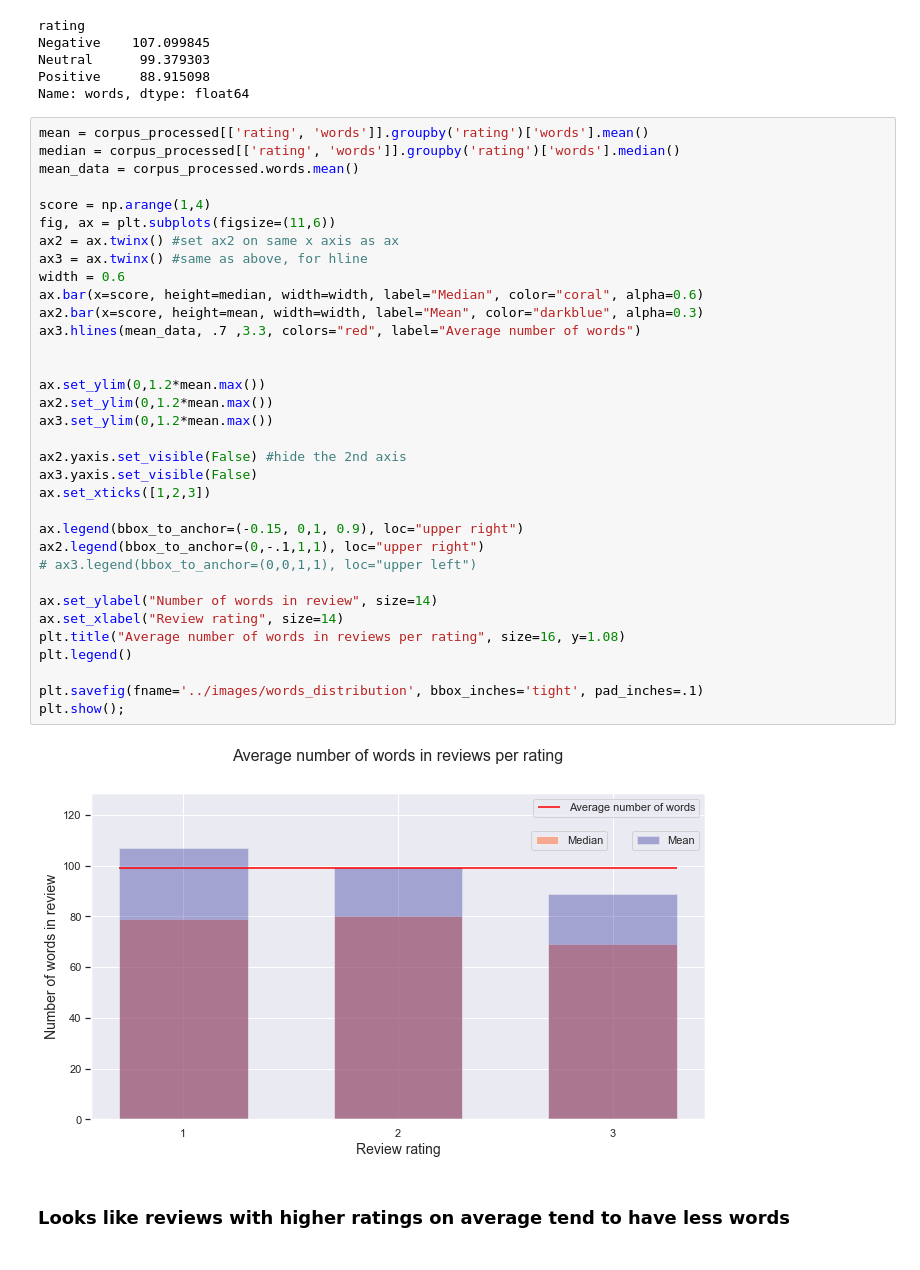
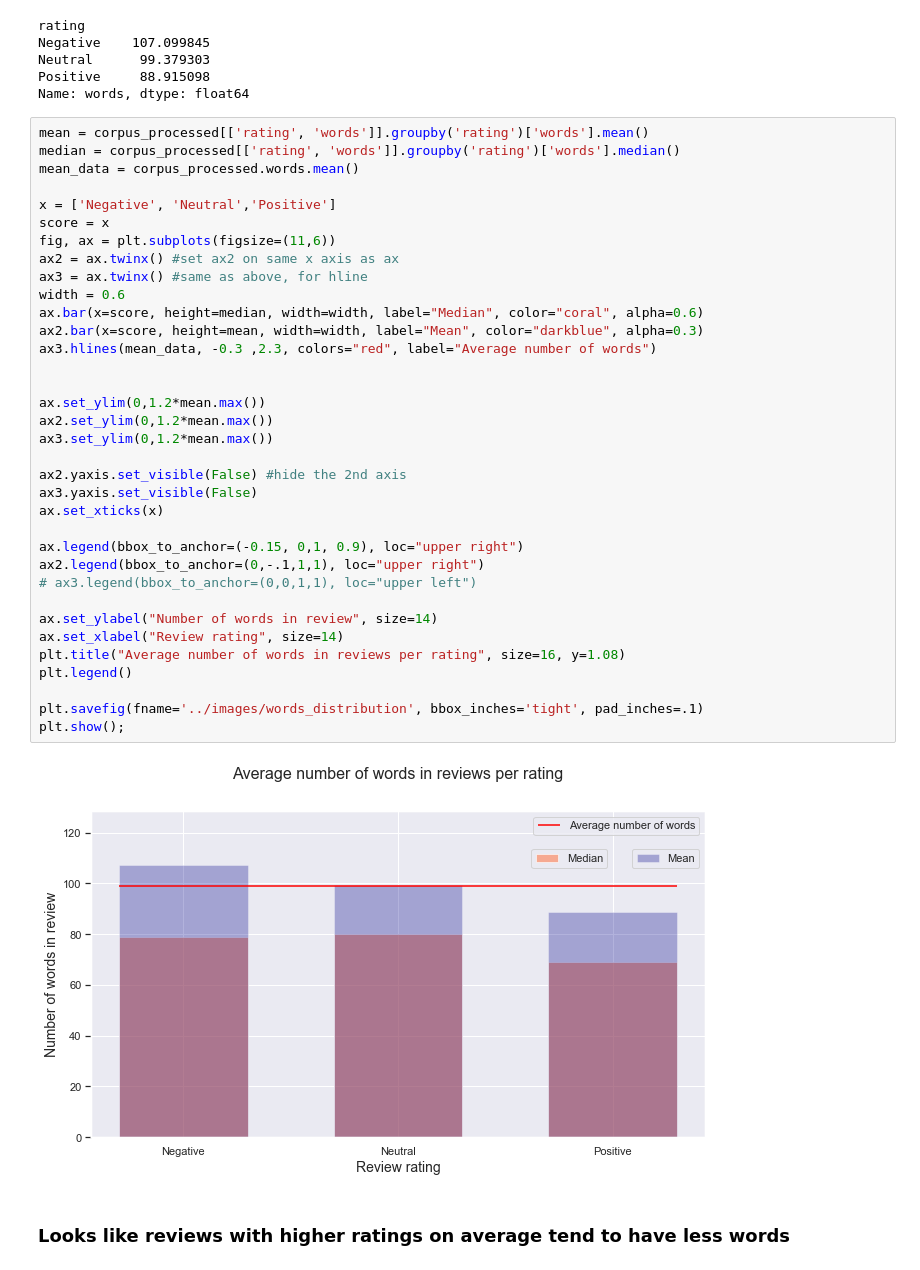
Before and after one commit to vanitoz/Reviews_Classification_System, a Jupyter notebook: modules/eda.ipynb, the cells around one changed output. Saved outputs shown, nothing was run; the diff lists cells and outputs as text.

```diff
--- a/modules/eda.ipynb
+++ b/modules/eda.ipynb
@@ -74,37 +74,38 @@ mean = corpus_processed[['rating', 'words']].groupby('rating')['words'].mean()
 median = corpus_processed[['rating', 'words']].groupby('rating')['words'].median()
 mean_data = corpus_processed.words.mean()
 
-score = np.arange(1,4)
+x = ['Negative', 'Neutral','Positive']
+score = x
 fig, ax = plt.subplots(figsize=(11,6))
 ax2 = ax.twinx() #set ax2 on same x axis as ax
 ax3 = ax.twinx() #same as above, for hline
 width = 0.6
 ax.bar(x=score, height=median, width=width, label="Median", color="coral", alpha=0.6)
 ax2.bar(x=score, height=mean, width=width, label="Mean", color="darkblue", alpha=0.3)
-ax3.hlines(mean_data, .7 ,3.3, colors="red", label="Average number of words")
+ax3.hlines(mean_data, -0.3 ,2.3, colors="red", label="Average number of words")
 
 
 ax.set_ylim(0,1.2*mean.max())
 ax2.set_ylim(0,1.2*mean.max())
 ax3.set_ylim(0,1.2*mean.max())
 
 ax2.yaxis.set_visible(False) #hide the 2nd axis
 ax3.yaxis.set_visible(False)
-ax.set_xticks([1,2,3])
+ax.set_xticks(x)
 
 ax.legend(bbox_to_anchor=(-0.15, 0,1, 0.9), loc="upper right")
 ax2.legend(bbox_to_anchor=(0,-.1,1,1), loc="upper right")
 # ax3.legend(bbox_to_anchor=(0,0,1,1), loc="upper left")
 
 ax.set_ylabel("Number of words in review", size=14)
 ax.set_xlabel("Review rating", size=14)
 plt.title("Average number of words in reviews per rating", size=16, y=1.08)
 plt.legend()
 
 plt.savefig(fname='../images/words_distribution', bbox_inches='tight', pad_inches=.1)
 plt.show();
 # %% [output]
-[figure, old version]
+[figure, new version]
 # %% [markdown]
 ### Looks like reviews with higher ratings on average tend to have less words
 # %%
```
Also changed, not shown: parts of 1 cell of this notebook, 2 other files.
